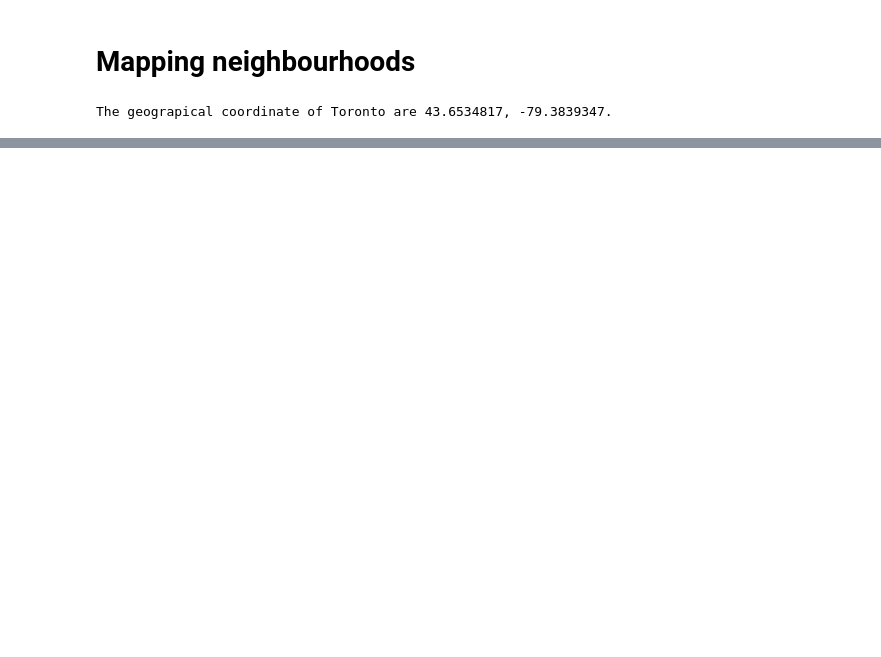
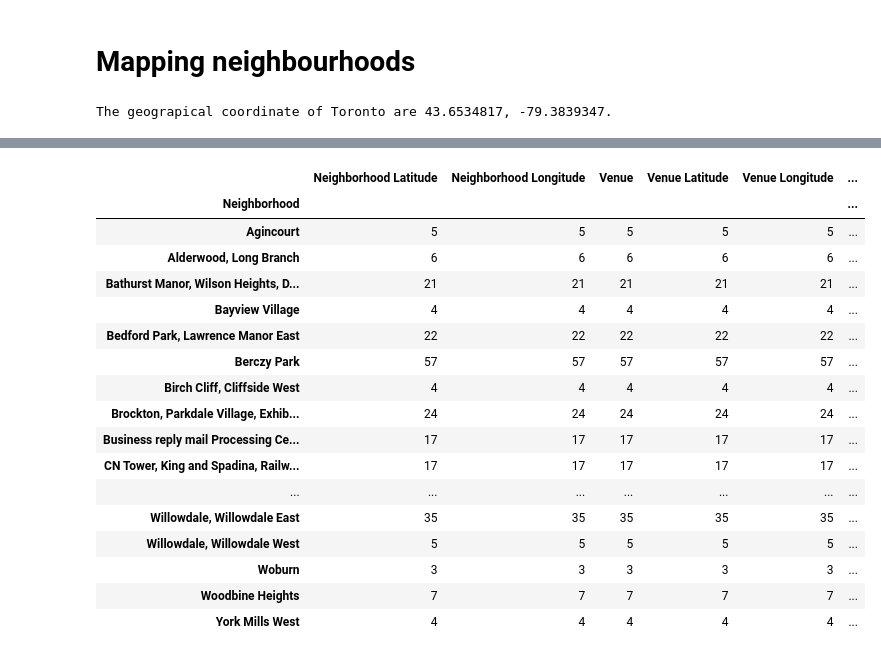
Before and after one commit to mshilli/torontocities, a Jupyter notebook: toronto.ipynb, the cells around one changed output, grey strips where cells are left out. Drawn from its saved outputs; the diff is of its cells as text; code cells hidden in the pictures; blank space fills up the shorter version.

```diff
--- a/toronto.ipynb
+++ b/toronto.ipynb
@@ -167,0 +274,21 @@ map_toronto
+# %%
+toronto_venues.groupby('Neighborhood').count()
+# %% [output]
+|  | Neighborhood Latitude | Neighborhood Longitude | Venue | Venue Latitude | Venue Longitude | ... |
+| Neighborhood |  |  |  |  |  | ... |
+| Agincourt | 5 | 5 | 5 | 5 | 5 | ... |
+| Alderwood, Long Branch | 6 | 6 | 6 | 6 | 6 | ... |
+| Bathurst Manor, Wilson Heights, D... | 21 | 21 | 21 | 21 | 21 | ... |
+| Bayview Village | 4 | 4 | 4 | 4 | 4 | ... |
+| Bedford Park, Lawrence Manor East | 22 | 22 | 22 | 22 | 22 | ... |
+| Berczy Park | 57 | 57 | 57 | 57 | 57 | ... |
+| Birch Cliff, Cliffside West | 4 | 4 | 4 | 4 | 4 | ... |
+| Brockton, Parkdale Village, Exhib... | 24 | 24 | 24 | 24 | 24 | ... |
+| Business reply mail Processing Ce... | 17 | 17 | 17 | 17 | 17 | ... |
+| CN Tower, King and Spadina, Railw... | 17 | 17 | 17 | 17 | 17 | ... |
+| ... | ... | ... | ... | ... | ... | ... |
+| Willowdale, Willowdale East | 35 | 35 | 35 | 35 | 35 | ... |
+| Willowdale, Willowdale West | 5 | 5 | 5 | 5 | 5 | ... |
+| Woburn | 3 | 3 | 3 | 3 | 3 | ... |
+| Woodbine Heights | 7 | 7 | 7 | 7 | 7 | ... |
+| York Mills West | 4 | 4 | 4 | 4 | 4 | ... |
```
Also changed, not shown: parts of 24 cells of this notebook.
